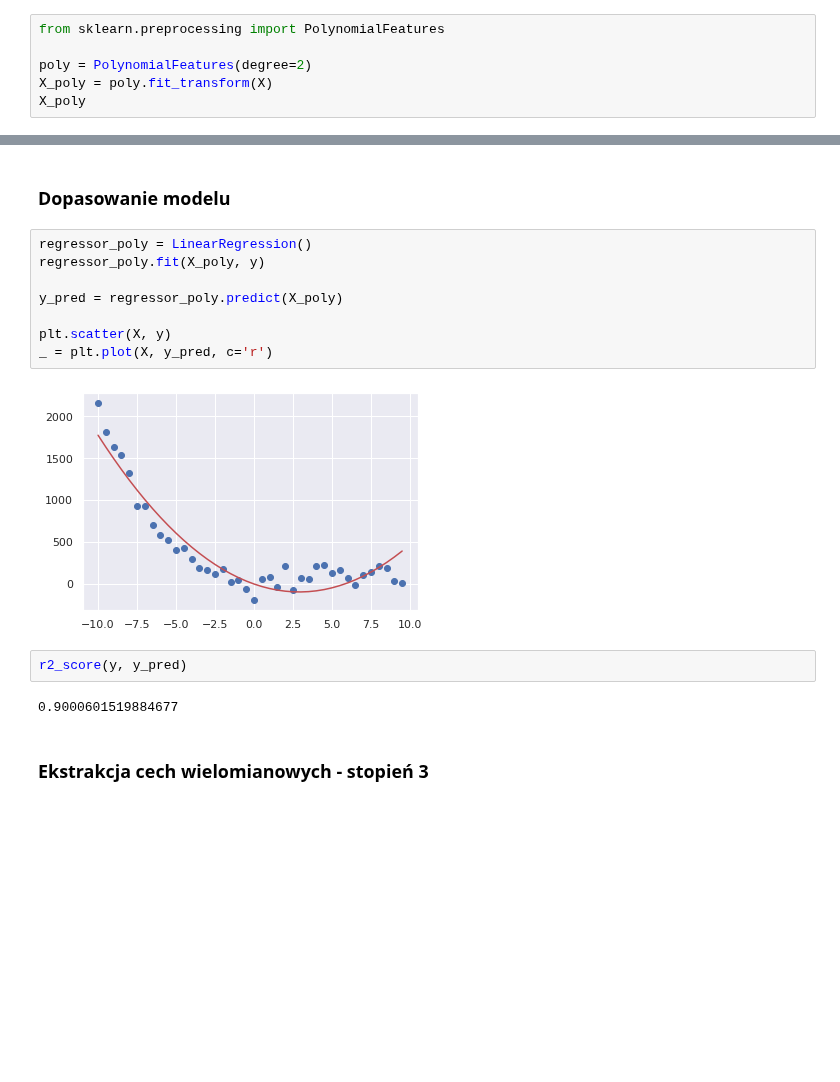
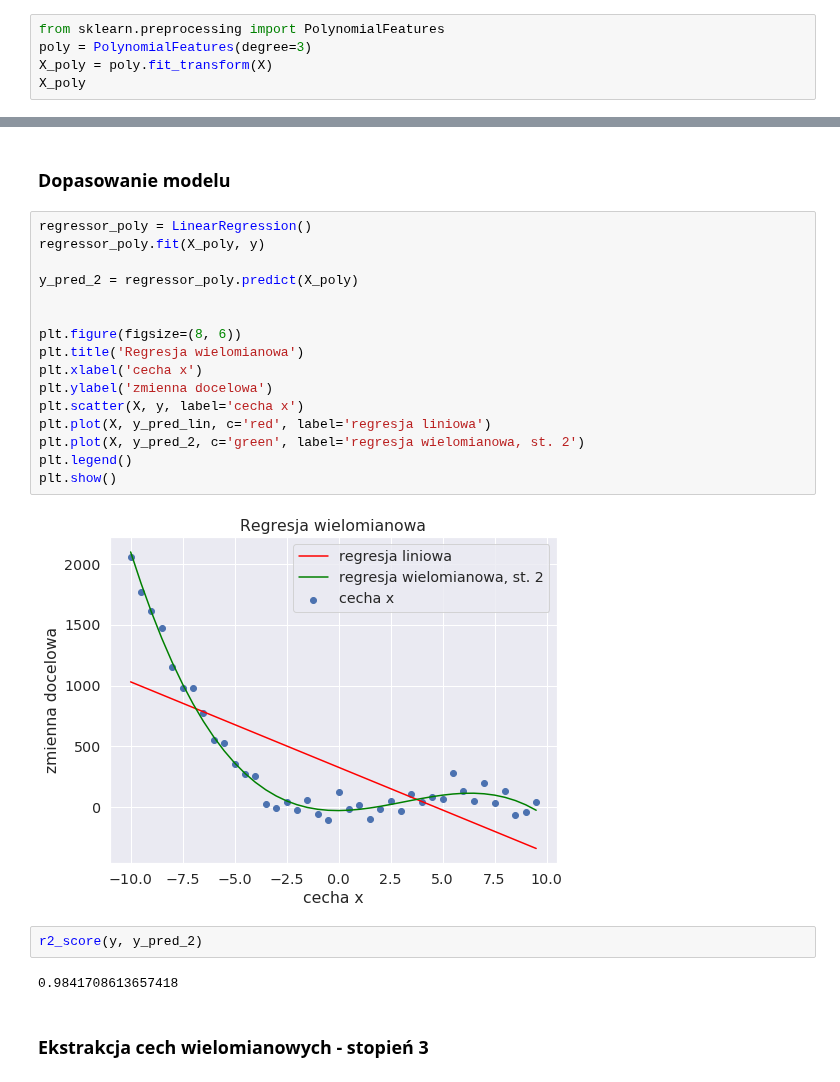
Before and after one commit to krakowiakpawel9/ml_course, a Jupyter notebook: cont/04_poly_regression.ipynb, the cells around one changed output, grey strips where cells are left out. Drawn from its saved outputs; the diff is of its cells as text; blank space fills up the shorter version.

```diff
--- a/cont/04_poly_regression.ipynb
+++ b/cont/04_poly_regression.ipynb
@@ -91,7 +124,6 @@ $$\hat{y}(w, z) = w_0 + w_1 z_1 + w_2 z_2$$
 # %%
 from sklearn.preprocessing import PolynomialFeatures
-
-poly = PolynomialFeatures(degree=2)
+poly = PolynomialFeatures(degree=3)
 X_poly = poly.fit_transform(X)
 X_poly
 # %% [output]
@@ -115,19 +167,27 @@ array([[  1.  , -10.  , 100.  ],
 # %% [markdown]
 ###  <a name='a3'></a> Dopasowanie modelu
-# %%
-regressor_poly = LinearRegression()
-regressor_poly.fit(X_poly, y)
-
-y_pred = regressor_poly.predict(X_poly)
-
-plt.scatter(X, y)
-_ = plt.plot(X, y_pred, c='r')
-# %% [output]
-[figure, removed]
+# %%
+regressor_poly = LinearRegression()
+regressor_poly.fit(X_poly, y)
+
+y_pred_2 = regressor_poly.predict(X_poly)
+
+
+plt.figure(figsize=(8, 6))
+plt.title('Regresja wielomianowa')
+plt.xlabel('cecha x')
+plt.ylabel('zmienna docelowa')
+plt.scatter(X, y, label='cecha x')
+plt.plot(X, y_pred_lin, c='red', label='regresja liniowa')
+plt.plot(X, y_pred_2, c='green', label='regresja wielomianowa, st. 2')
+plt.legend()
+plt.show()
+# %% [output]
+[figure, added]
 # %%
-r2_score(y, y_pred)
+r2_score(y, y_pred_2)
 # %% [output]
-0.9000601519884677
+0.9841708613657418
 # %% [markdown]
 ###  <a name='a4'></a> Ekstrakcja cech wielomianowych - stopień 3
 # %%
```
Also changed, not shown: parts of 12 cells of this notebook.
